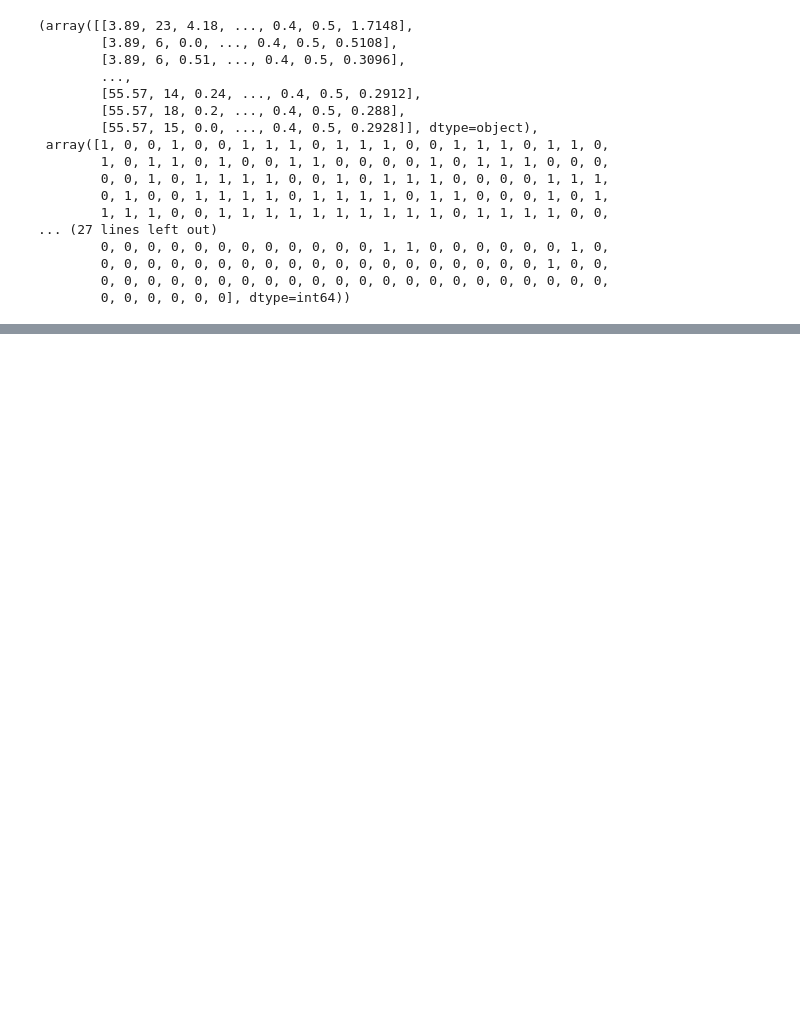
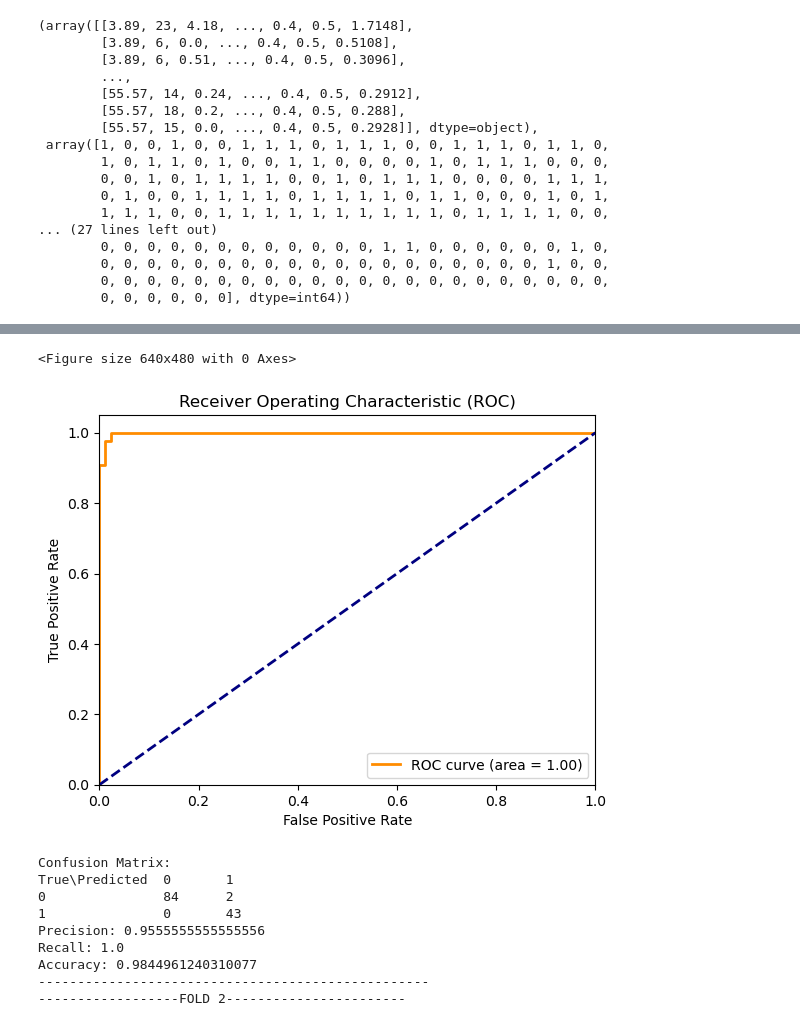
Before and after one commit to shbkukuk/ML, a Jupyter notebook: HW1.ipynb, the cells around one changed output, grey strips where cells are left out. Cells and saved outputs as stored; diff of their text form; code cells hidden in the pictures; blank space fills up the shorter version.

```diff
--- a/HW1.ipynb
+++ b/HW1.ipynb
@@ -88,2 +94,2 @@ array([[0.007353497164461248, 0.638888888888889, 0.11611111111111111,
 # %%
-dataset =
+dataset = dataset.tolist()
@@ -107,0 +119,18 @@ dataset =
+# %%
+start_time = datetime.now()
+for i in range(len(folds)):
+    train_set = list(folds)
+    train_set.remove(folds[i])
+    train_set = sum(train_set, [])
+    test_set = list()
+    actual_label = [x[-1] for x in folds[i]]
+    for row in folds[i]:
+        row_copy = list(row)
+        test_set.append(row_copy)
+        row_copy[-1] = None
+    print(f"------------------FOLD {i+1}-----------------------")
+    model = NearestNeighbour(k=3,train=train_set,test=test_set,distance_method='euclidean')
+    result = model.predict_classification()
+    cm = confusion_matrix(actual_label,result)
+    print("-------------------------------------------------------")
+print("Total time Test KNN seconds:", (datetime.now()-start_time).total_seconds())
@@ -107,0 +159,49 @@ dataset =
+# %%
+from sklearn.svm import  SVC
+from sklearn.metrics import roc_curve, auc
+import  matplotlib.pyplot as plt
+
+
+model_cls_svm = SVC(kernel='linear',probability=True)
+start_time = datetime.now()
+for i in range(len(folds)):
+    train_set = list(folds)
+    train_set.remove(folds[i])
+    train_set = sum(train_set, [])
+    test_set = list()
+
+    for row in folds[i]:
+        row_copy = list(row)
+        test_set.append(row_copy)
+        row_copy[-1] = None
+    print(f"------------------FOLD {i+1}-----------------------")
+    X_train = np.array([x[:-1] for x in train_set]).astype(np.float64)
+    #! there  is a nan value that is why apply nan_to_num method X_train
+    X_train = np.nan_to_num(X_train)
+    y_train = np.array([x[-1] for x in train_set]).astype(np.float64)
+    y_test =  np.array([x[-1] for x in folds[i]])
+    x_test = np.array([x[:-1] for x in folds[i]])
+    #there  is a nan value that is why apply nan_to_num method X_train
+    x_test = np.nan_to_num(x_test)
+    model_cls_svm.fit(X_train,y_train)
+    result = model_cls_svm.predict(x_test)
+    # ROC
+    y_probs = model_cls_svm.predict_proba(x_test)[:, 1]
+    fpr, tpr, thresholds = roc_curve(y_test, y_probs)
+    roc_auc = auc(fpr, tpr)
+    plt.clf()
+    plt.figure()
+    plt.plot(fpr, tpr, color='darkorange', lw=2, label='ROC curve (area = %0.2f)' % roc_auc)
+    plt.plot([0, 1], [0, 1], color='navy', lw=2, linestyle='--')
+    plt.xlim([0.0, 1.0])
+    plt.ylim([0.0, 1.05])
+    plt.xlabel('False Positive Rate')
+    plt.ylabel('True Positive Rate')
+    plt.title('Receiver Operating Characteristic (ROC)')
+    plt.legend(loc="lower right")
+    plt.show()
+    # Confusion Matrix
+    cm = confusion_matrix(y_test,result)
+    print("--------------------------------------------------")
+print("Total time Test SVC seconds:", (datetime.now()-start_time).total_seconds())
+# %% [output]
@@ -107,0 +209,11 @@ dataset =
+<Figure size 640x480 with 0 Axes>
+[figure, added]
+Confusion Matrix:
+True\Predicted  0       1
+0               84      2
+1               0       43
+Precision: 0.9555555555555556
+Recall: 1.0
+Accuracy: 0.9844961240310077
+--------------------------------------------------
+------------------FOLD 2-----------------------
```
Also changed, not shown: parts of 22 cells of this notebook, 2 other files.
